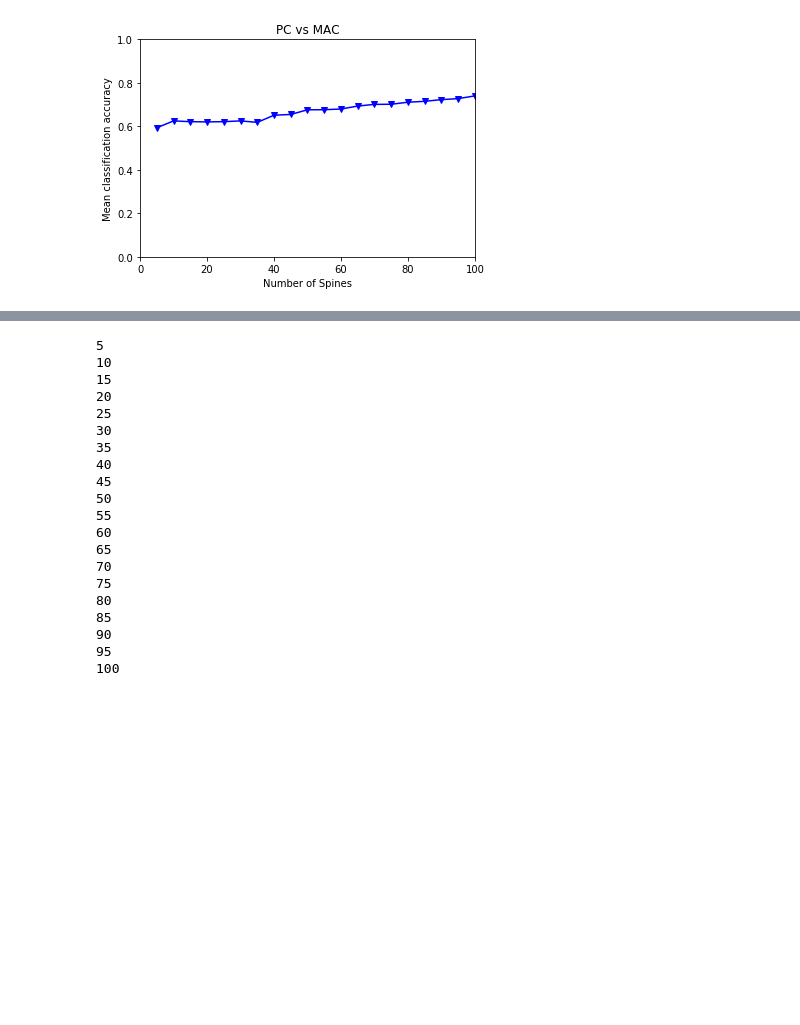
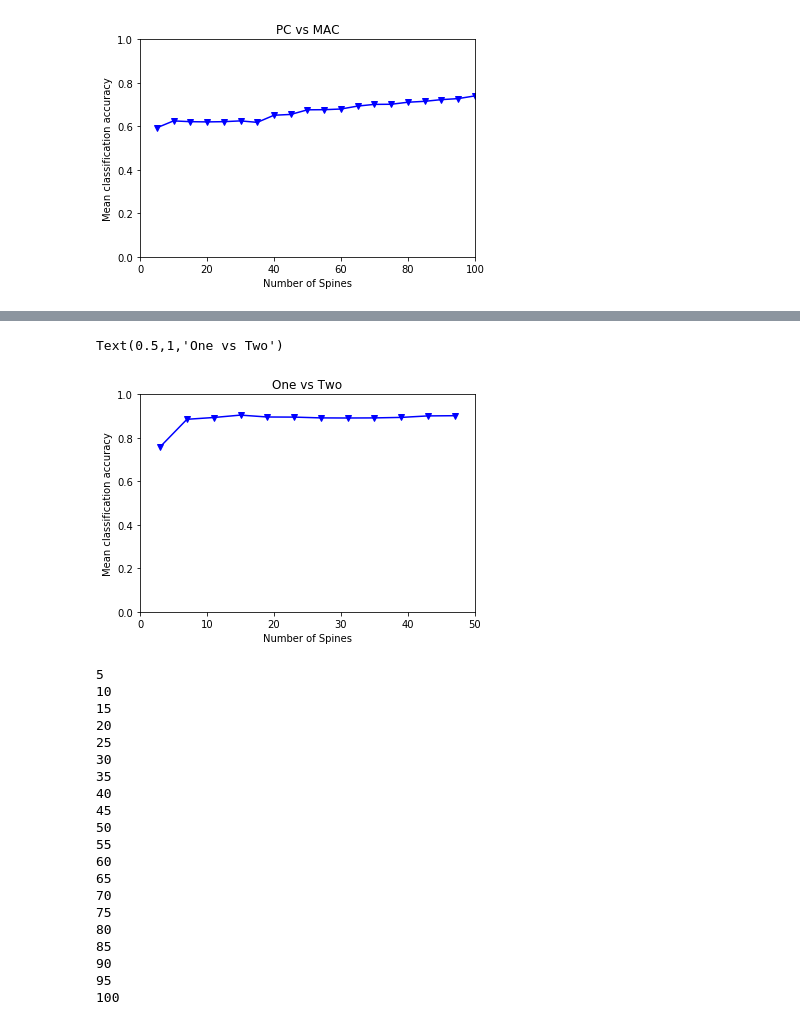
Before and after one commit to filozyu/LPA-Experiments, a Jupyter notebook: LPA_exp.ipynb, the cells around one changed output, grey strips where cells are left out. Saved outputs shown, nothing was run; the diff lists cells and outputs as text; code cells hidden in the pictures; blank space fills up the shorter version.

```diff
--- a/LPA_exp.ipynb
+++ b/LPA_exp.ipynb
@@ -410,9 +581,10 @@ def NN_propagate(graph,nodes_df,k):
 
     nodes_df.loc[train_ids, 'NN'] = nodes.loc[train_ids, 'label'].values
 # %%
-def SpineLPAOneNN(spines,num_spine,nodes_df):
+def SpineLPAOneNN(spines,num_spine,df):
     for num in num_spine:
         print(num)
+        nodes_df = df
         nodes_df[num] = pd.Series(np.zeros(len(nodes_df)),index=nodes_df.index)
         for spine in spines[:num]:
             lab_dict,pred_dict = LPAOneNN(spine,nodes_df)
@@ -430,7 +602,7 @@ def SpineLPAOneNN(spines,num_spine,nodes_df):
         nodes_df.loc[pred_keys,num] = nodes_df.loc[pred_keys,num]/num
     return nodes_df
 # %%
-def evalSpine(nodes_df,num_spine,spines):
+def evalSpine(spines,num_spine,nodes_df):
     acc_list = []
     lab_dict,pred_dict = LPAOneNN(spines[0],nodes_df)
     lab_keys = list(lab_dict.keys())
@@ -449,0 +617,13 @@ array([1, 1, 0, 1])
+# %%
+def RunOneNNSpine(spines,num_spine,graph):
+    '''Wrapper'''
+    nodes_df = convert_df(graph)
+    curr_t = time.time()
+    print("Prediction...")
+    pred_df = SpineLPAOneNN(spines,num_spine,nodes_df)
+    print("Time for Prediction:",time.time()-curr_t)
+    curr_t = time.time()
+    print("Evaluation...")
+    acc_list = evalSpine(spines,num_spine,pred_df)
+    print("Time for Evaluation:",time.time()-curr_t)
+    return acc_list
@@ -489,0 +669,2 @@ train_range = list(range(5,101,5))
+# %%
+onetwo10NN_accs = RunOneNNSpine(spines=onetwo10NN_sp_list,num_spine=range(3,51,4),graph=onetwo10NN_G)
@@ -490,3 +703,14 @@ train_range = list(range(5,101,5))
+# %%
+# PC vs MAC
+plt.plot(list(range(3,51,4)),onetwo10NN_accs,'bv-')
+plt.xlim(0,50)
+plt.ylim(0.0, 1.0)
+plt.xlabel('Number of Spines')
+plt.ylabel('Mean classification accuracy')
+plt.title('One vs Two')
+# %% [output]
+Text(0.5,1,'One vs Two')
+[figure, added]
 # %%
 result_df=SpineLPAOneNN(sp_list,train_range,test_nodes_df)
 # %% [output]
```
Also changed, not shown: parts of 28 cells of this notebook, 1 other file.
